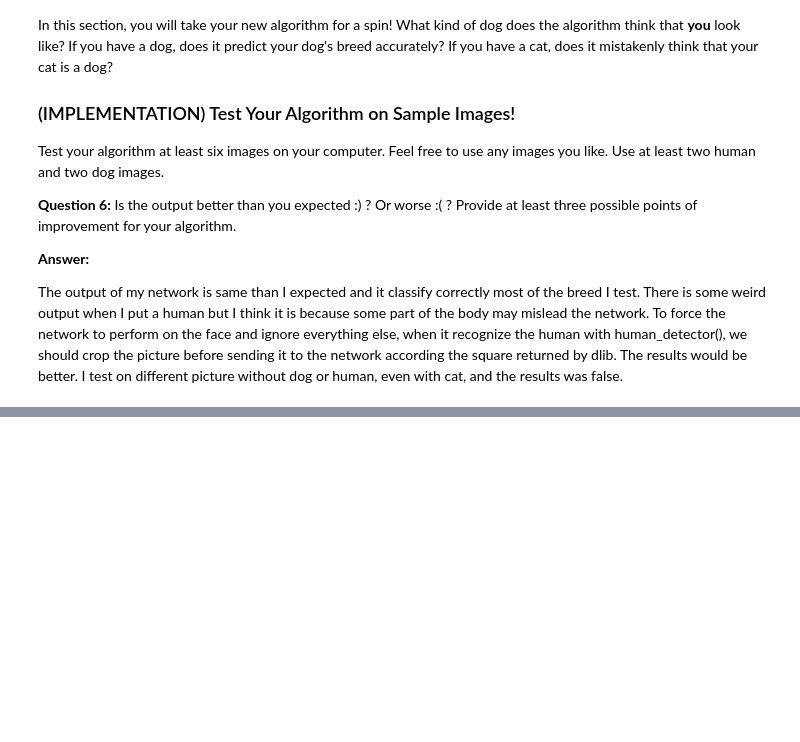
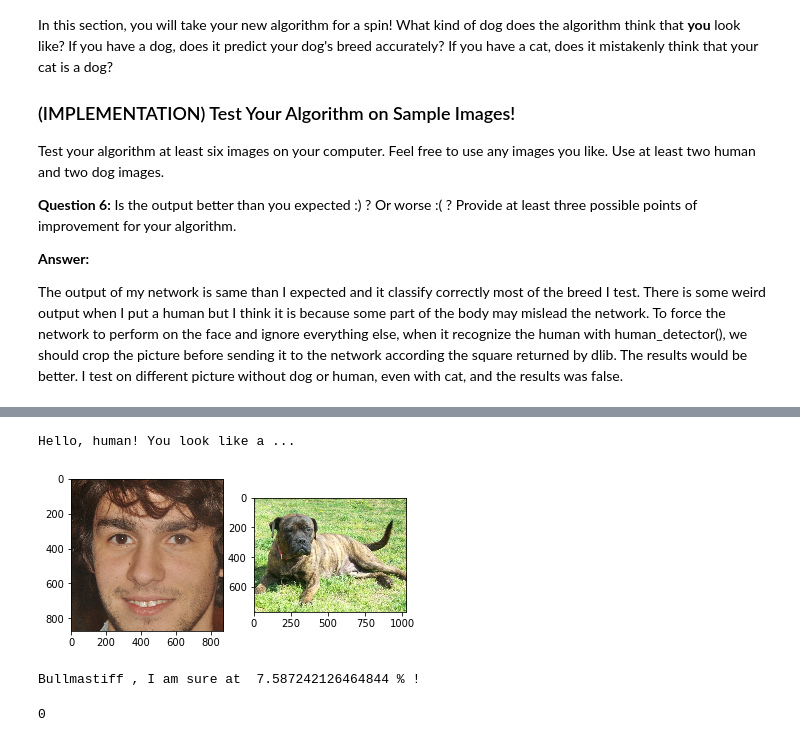
Before and after one commit to AlEmerich/dog-project, a Jupyter notebook: dog_app.ipynb, the cells around one changed output, grey strips where cells are left out. Saved outputs shown, nothing was run; the diff lists cells and outputs as text; code cells hidden in the pictures; blank space fills up the shorter version.

```diff
--- a/dog_app.ipynb
+++ b/dog_app.ipynb
@@ -792,0 +832,7 @@ I test on different picture without dog or human, even with cat, and the results
+# %%
+detect_kind('images/alan.jpg')
+# %% [output]
+Hello, human! You look like a ...
+[figure, added]
+Bullmastiff , I am sure at  7.587242126464844 % !
+0
```
Also changed, not shown: parts of 26 cells of this notebook, 1 other file.
